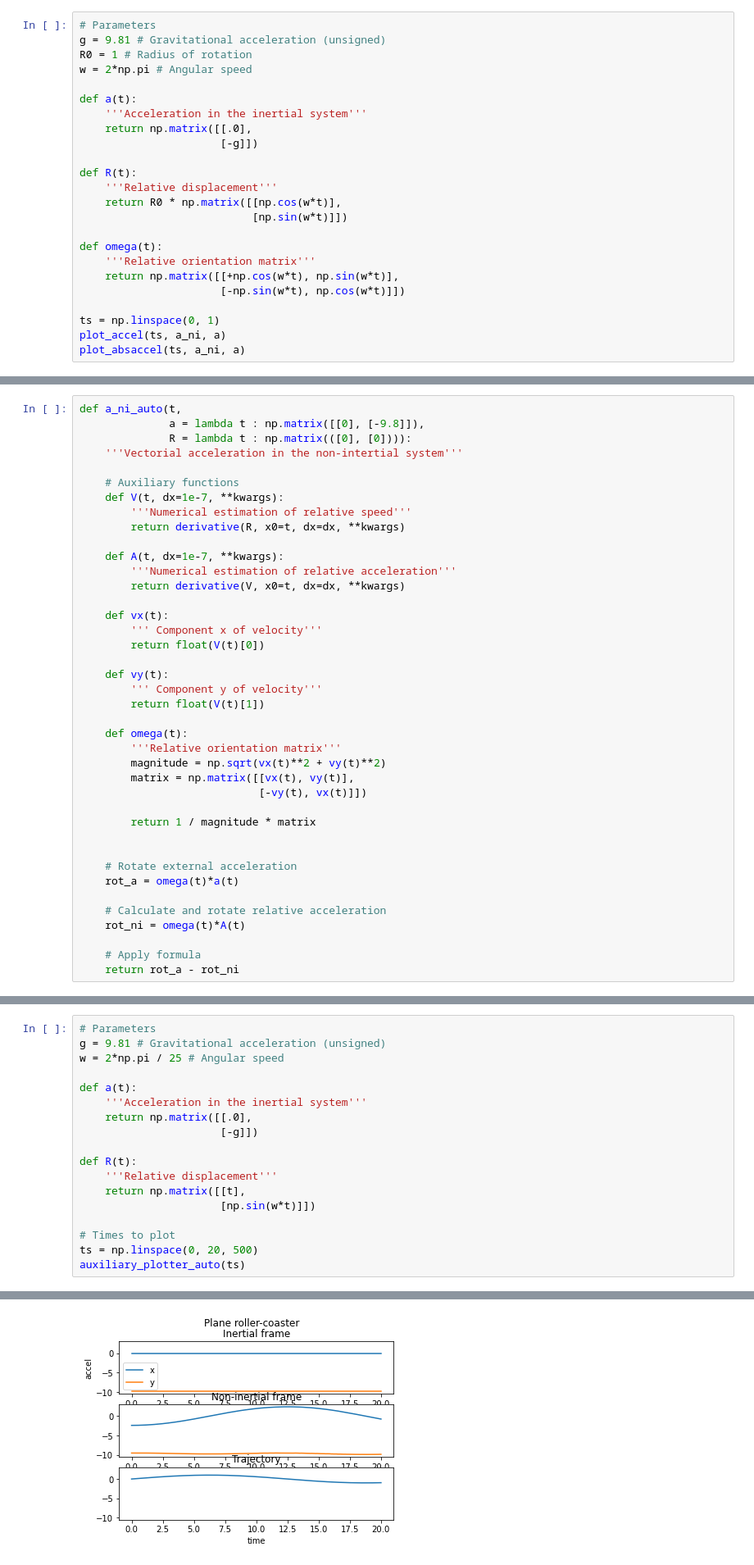
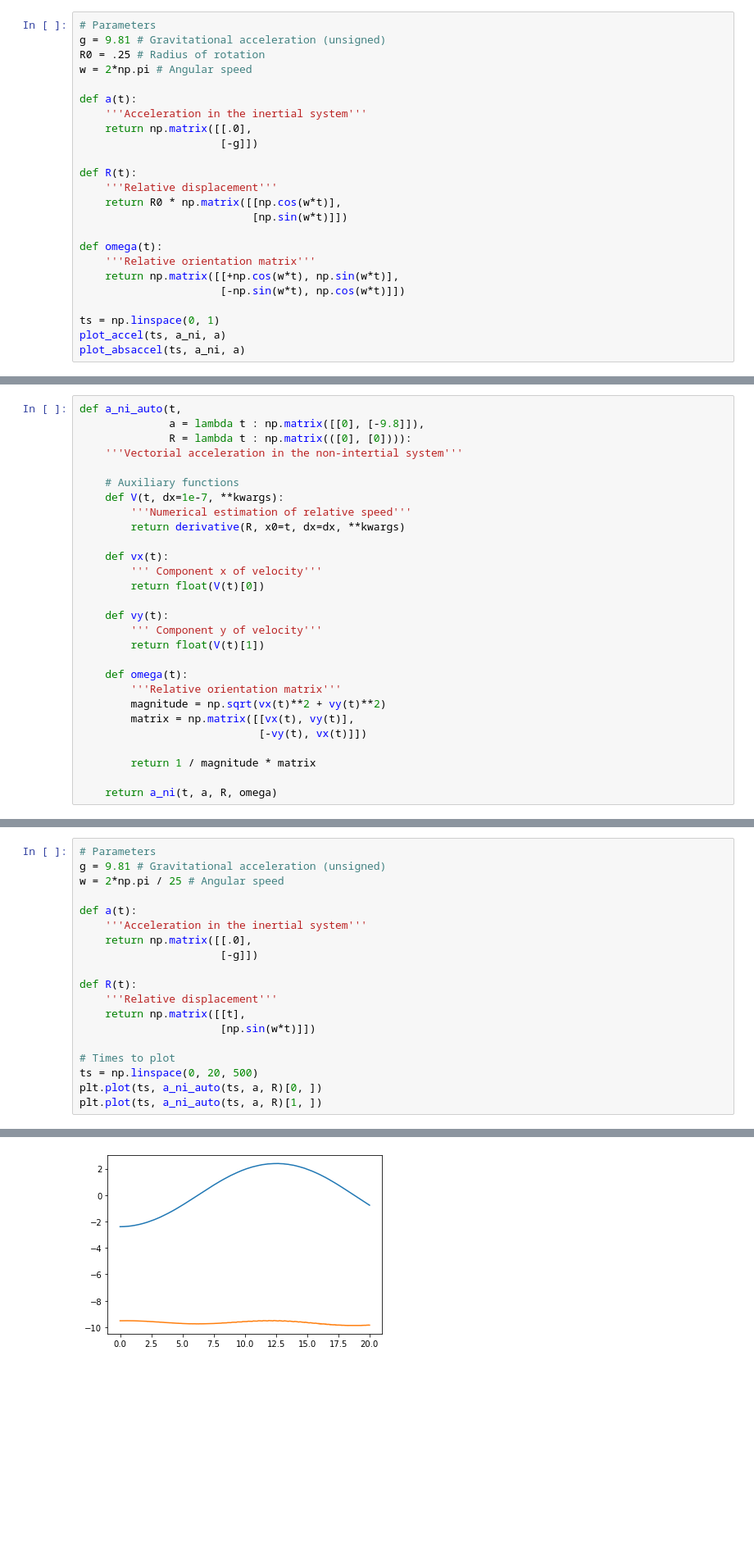
Before and after one commit to sequgen/accelsim, a Jupyter notebook: draft.ipynb, the cells around one changed output, grey strips where cells are left out. Shown: that part at 82% size. Saved outputs shown, nothing was run; the diff lists cells and outputs as text; blank space fills up the shorter version.

```diff
--- a/draft.ipynb
+++ b/draft.ipynb
@@ -398,7 +401,7 @@ The example above can be modified slightly to introduce gravity. The results sta
 # %%
 # Parameters
 g = 9.81 # Gravitational acceleration (unsigned)
-R0 = 1 # Radius of rotation
+R0 = .25 # Radius of rotation
 w = 2*np.pi # Angular speed
 
 def a(t):
@@ -476,10 +479,6 @@ def a_ni_auto(t,
     def V(t, dx=1e-7, **kwargs):
         '''Numerical estimation of relative speed'''
         return derivative(R, x0=t, dx=dx, **kwargs)
-
-    def A(t, dx=1e-7, **kwargs):
-        '''Numerical estimation of relative acceleration'''
-        return derivative(V, x0=t, dx=dx, **kwargs)
 
     def vx(t):
         ''' Component x of velocity'''
@@ -497,12 +496,4 @@ def a_ni_auto(t,
 
         return 1 / magnitude * matrix
 
-
-    # Rotate external acceleration
-    rot_a = omega(t)*a(t)
-
-    # Calculate and rotate relative acceleration
-    rot_ni = omega(t)*A(t)
-
-    # Apply formula
-    return rot_a - rot_ni
+    return a_ni(t, a, R, omega)
@@ -577,5 +520,6 @@ def R(t):
 
 # Times to plot
 ts = np.linspace(0, 20, 500)
-auxiliary_plotter_auto(ts)
+plt.plot(ts, a_ni_auto(ts, a, R)[0, ])
+plt.plot(ts, a_ni_auto(ts, a, R)[1, ])
 # %% [output]
@@ -582 +527 @@ auxiliary_plotter_auto(ts)
-[figure, old version]
+[figure, new version]
```
Also changed, not shown: parts of 8 cells of this notebook.
